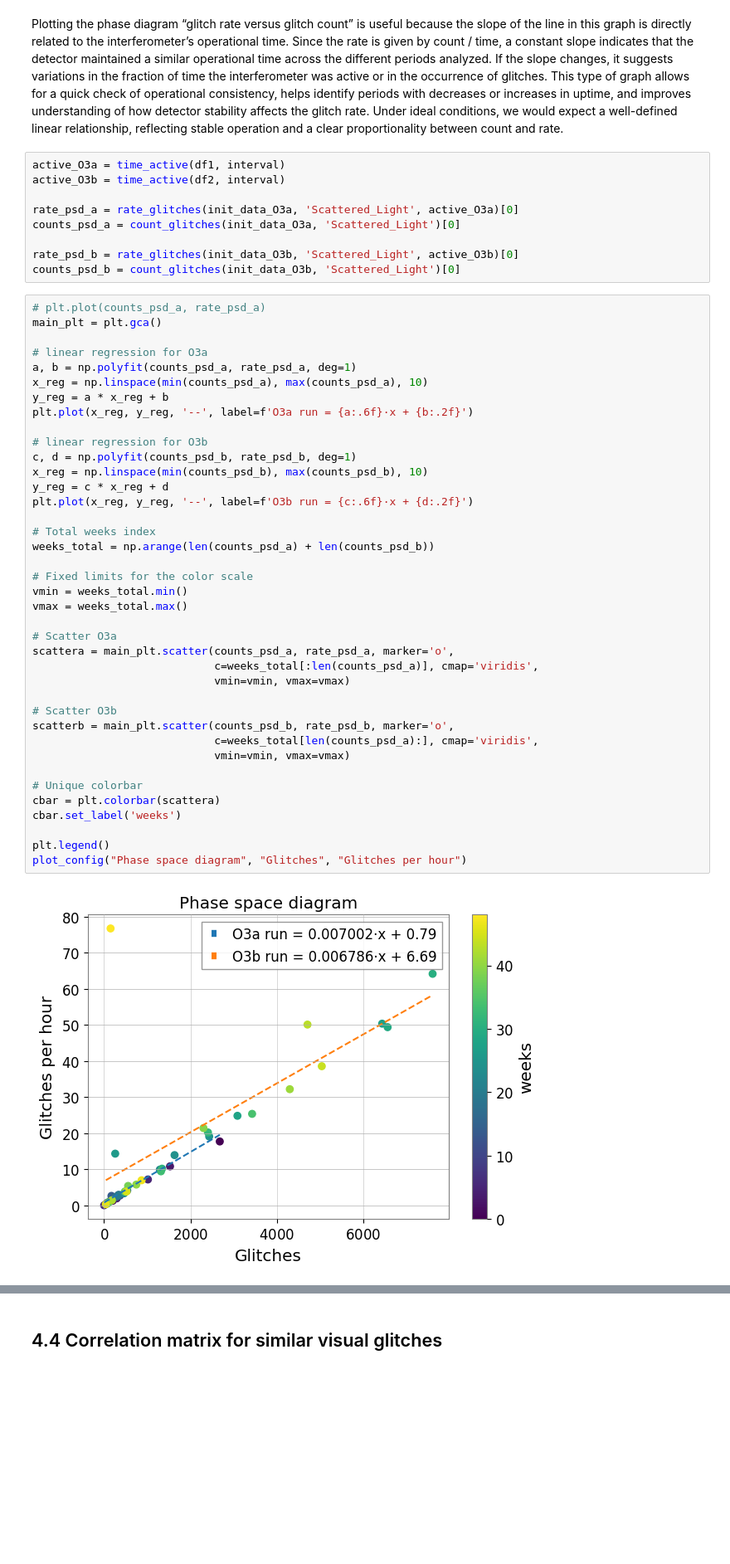
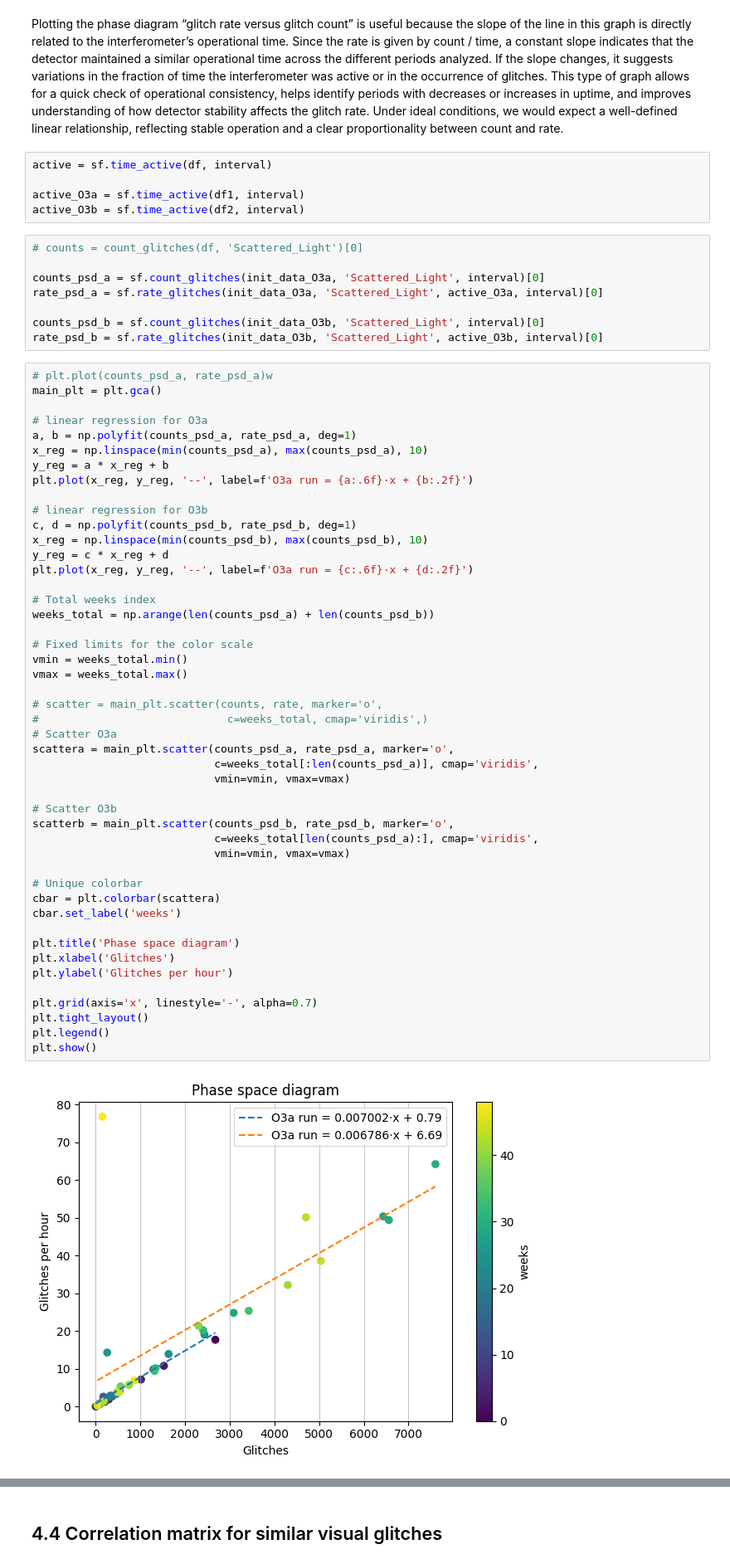
Before and after one commit to physerikc/gravitational-waves, a Jupyter notebook: glitch_statistic_O3run.ipynb, the cells around one changed output, grey strips where cells are left out. Shown at 83% size. Cells and saved outputs as stored; diff of their text form; blank space fills up the shorter version.

```diff
--- a/glitch_statistic_O3run.ipynb
+++ b/glitch_statistic_O3run.ipynb
@@ -307,17 +244,21 @@ plot_config("Rate of glitches per time in O3 run", "Epoch", "Glitches per hour")
 ## 4.3 phase space diagram
 # %% [markdown]
 Plotting the phase diagram “glitch rate versus glitch count” is useful because the slope of the line in this graph is directly related to the interferometer’s operational time. Since the rate is given by count / time, a constant slope indicates that the detector maintained a similar operational time across the different periods analyzed. If the slope changes, it suggests variations in the fraction of time the interferometer was active or in the occurrence of glitches. This type of graph allows for a quick check of operational consistency, helps identify periods with decreases or increases in uptime, and improves understanding of how detector stability affects the glitch rate. Under ideal conditions, we would expect a well-defined linear relationship, reflecting stable operation and a clear proportionality between count and rate.
+# %%
+active = sf.time_active(df, interval)
+
+active_O3a = sf.time_active(df1, interval)
+active_O3b = sf.time_active(df2, interval)
 # %%
-active_O3a = time_active(df1, interval)
-active_O3b = time_active(df2, interval)
+# counts = count_glitches(df, 'Scattered_Light')[0]
 
-rate_psd_a = rate_glitches(init_data_O3a, 'Scattered_Light', active_O3a)[0]
-counts_psd_a = count_glitches(init_data_O3a, 'Scattered_Light')[0]
+counts_psd_a = sf.count_glitches(init_data_O3a, 'Scattered_Light', interval)[0]
+rate_psd_a = sf.rate_glitches(init_data_O3a, 'Scattered_Light', active_O3a, interval)[0]
 
-rate_psd_b = rate_glitches(init_data_O3b, 'Scattered_Light', active_O3b)[0]
-counts_psd_b = count_glitches(init_data_O3b, 'Scattered_Light')[0]
+counts_psd_b = sf.count_glitches(init_data_O3b, 'Scattered_Light', interval)[0]
+rate_psd_b = sf.rate_glitches(init_data_O3b, 'Scattered_Light', active_O3b, interval)[0]
 # %%
-# plt.plot(counts_psd_a, rate_psd_a)
+# plt.plot(counts_psd_a, rate_psd_a)w
 main_plt = plt.gca()
 
 # linear regression for O3a
@@ -327,34 +268,42 @@ y_reg = a * x_reg + b
 plt.plot(x_reg, y_reg, '--', label=f'O3a run = {a:.6f}·x + {b:.2f}')
 
 # linear regression for O3b
 c, d = np.polyfit(counts_psd_b, rate_psd_b, deg=1)
 x_reg = np.linspace(min(counts_psd_b), max(counts_psd_b), 10)
 y_reg = c * x_reg + d
-plt.plot(x_reg, y_reg, '--', label=f'O3b run = {c:.6f}·x + {d:.2f}')
+plt.plot(x_reg, y_reg, '--', label=f'O3a run = {c:.6f}·x + {d:.2f}')
 
 # Total weeks index
 weeks_total = np.arange(len(counts_psd_a) + len(counts_psd_b))
 
 # Fixed limits for the color scale
 vmin = weeks_total.min()
 vmax = weeks_total.max()
 
+# scatter = main_plt.scatter(counts, rate, marker='o',
+#                             c=weeks_total, cmap='viridis',)
 # Scatter O3a
 scattera = main_plt.scatter(counts_psd_a, rate_psd_a, marker='o',
                             c=weeks_total[:len(counts_psd_a)], cmap='viridis',
                             vmin=vmin, vmax=vmax)
 
 # Scatter O3b
 scatterb = main_plt.scatter(counts_psd_b, rate_psd_b, marker='o',
                             c=weeks_total[len(counts_psd_a):], cmap='viridis',
                             vmin=vmin, vmax=vmax)
 
 # Unique colorbar
 cbar = plt.colorbar(scattera)
 cbar.set_label('weeks')
 
+plt.title('Phase space diagram')
+plt.xlabel('Glitches')
+plt.ylabel('Glitches per hour')
+
+plt.grid(axis='x', linestyle='-', alpha=0.7)
+plt.tight_layout()
 plt.legend()
-plot_config("Phase space diagram", "Glitches", "Glitches per hour")
+plt.show()
 # %% [output]
-[figure, old version]
+[figure, new version]
 # %% [markdown]
```
Also changed, not shown: parts of 19 cells of this notebook, 1 other file.
